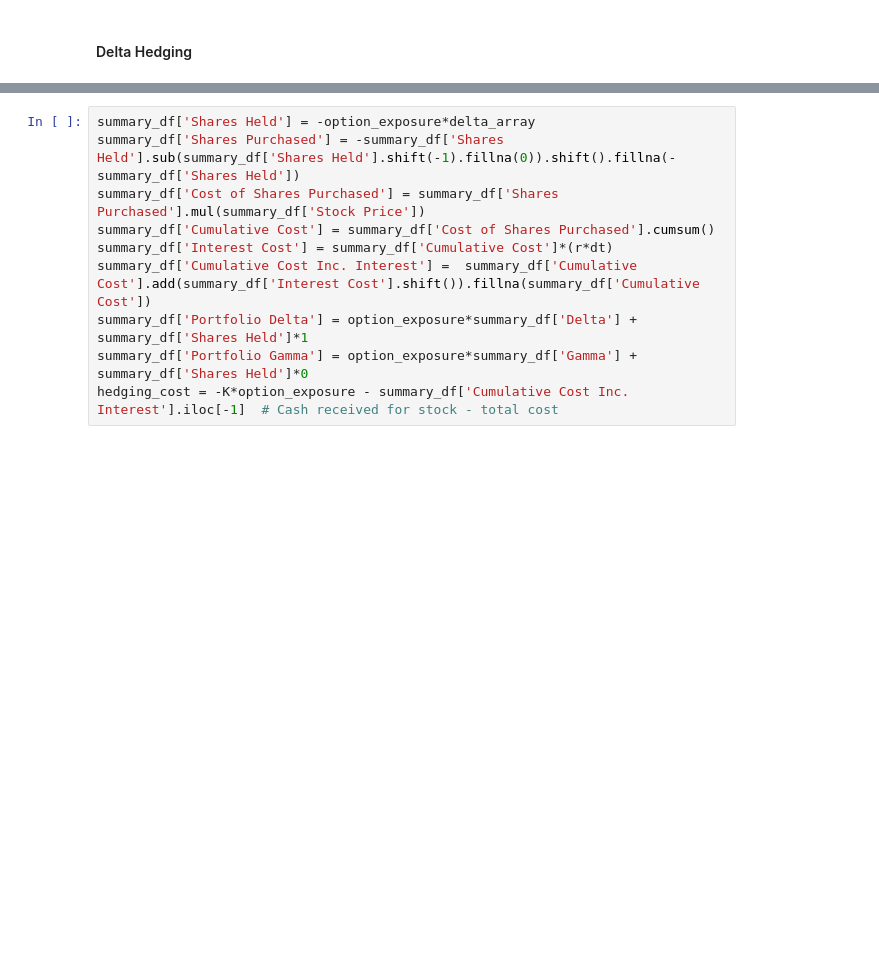
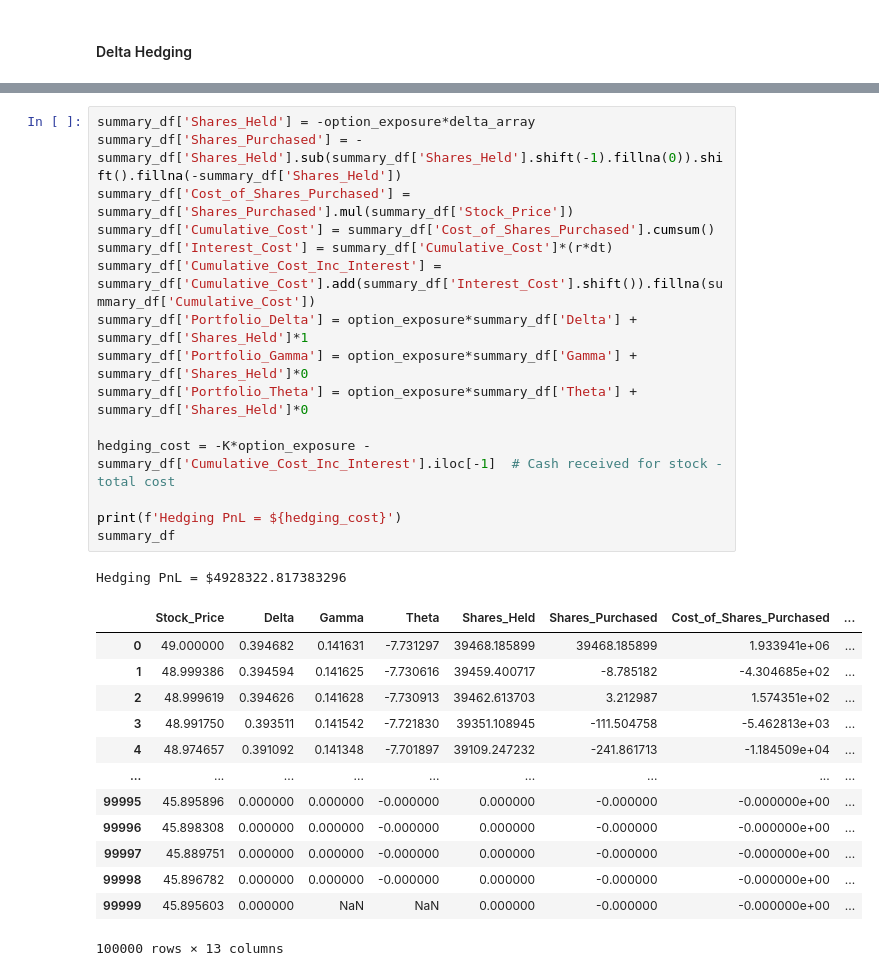
Before and after one commit to meaydemir/Option_Pricing, a Jupyter notebook: hedging_exercise.ipynb, the cells around one changed output, grey strips where cells are left out. Drawn from its saved outputs; the diff is of its cells as text; blank space fills up the shorter version.

Commit message:
hedging exercise continued

```diff
--- a/hedging_exercise.ipynb
+++ b/hedging_exercise.ipynb
@@ -24,10 +42,30 @@ summary_df = pd.DataFrame(list(zip(S, delta_array, gamma_array)), columns=['Stoc
 # %%
-summary_df['Shares Held'] = -option_exposure*delta_array
-summary_df['Shares Purchased'] = -summary_df['Shares Held'].sub(summary_df['Shares Held'].shift(-1).fillna(0)).shift().fillna(-summary_df['Shares Held'])
-summary_df['Cost of Shares Purchased'] = summary_df['Shares Purchased'].mul(summary_df['Stock Price'])
-summary_df['Cumulative Cost'] = summary_df['Cost of Shares Purchased'].cumsum()
-summary_df['Interest Cost'] = summary_df['Cumulative Cost']*(r*dt)
-summary_df['Cumulative Cost Inc. Interest'] =  summary_df['Cumulative Cost'].add(summary_df['Interest Cost'].shift()).fillna(summary_df['Cumulative Cost'])
-summary_df['Portfolio Delta'] = option_exposure*summary_df['Delta'] + summary_df['Shares Held']*1
-summary_df['Portfolio Gamma'] = option_exposure*summary_df['Gamma'] + summary_df['Shares Held']*0
-hedging_cost = -K*option_exposure - summary_df['Cumulative Cost Inc. Interest'].iloc[-1]  # Cash received for stock - total cost
+summary_df['Shares_Held'] = -option_exposure*delta_array
+summary_df['Shares_Purchased'] = -summary_df['Shares_Held'].sub(summary_df['Shares_Held'].shift(-1).fillna(0)).shift().fillna(-summary_df['Shares_Held'])
+summary_df['Cost_of_Shares_Purchased'] = summary_df['Shares_Purchased'].mul(summary_df['Stock_Price'])
+summary_df['Cumulative_Cost'] = summary_df['Cost_of_Shares_Purchased'].cumsum()
+summary_df['Interest_Cost'] = summary_df['Cumulative_Cost']*(r*dt)
+summary_df['Cumulative_Cost_Inc_Interest'] =  summary_df['Cumulative_Cost'].add(summary_df['Interest_Cost'].shift()).fillna(summary_df['Cumulative_Cost'])
+summary_df['Portfolio_Delta'] = option_exposure*summary_df['Delta'] + summary_df['Shares_Held']*1
+summary_df['Portfolio_Gamma'] = option_exposure*summary_df['Gamma'] + summary_df['Shares_Held']*0
+summary_df['Portfolio_Theta'] = option_exposure*summary_df['Theta'] + summary_df['Shares_Held']*0
+
+hedging_cost = -K*option_exposure - summary_df['Cumulative_Cost_Inc_Interest'].iloc[-1]  # Cash received for stock - total cost
+
+print(f'Hedging PnL = ${hedging_cost}')
+summary_df
+# %% [output]
+Hedging PnL = $4928322.817383296
+|  | Stock_Price | Delta | Gamma | Theta | Shares_Held | Shares_Purchased | Cost_of_Shares_Purchased | ... |
+| 0 | 49.000000 | 0.394682 | 0.141631 | -7.731297 | 39468.185899 | 39468.185899 | 1.933941e+06 | ... |
+| 1 | 48.999386 | 0.394594 | 0.141625 | -7.730616 | 39459.400717 | -8.785182 | -4.304685e+02 | ... |
+| 2 | 48.999619 | 0.394626 | 0.141628 | -7.730913 | 39462.613703 | 3.212987 | 1.574351e+02 | ... |
+| 3 | 48.991750 | 0.393511 | 0.141542 | -7.721830 | 39351.108945 | -111.504758 | -5.462813e+03 | ... |
+| 4 | 48.974657 | 0.391092 | 0.141348 | -7.701897 | 39109.247232 | -241.861713 | -1.184509e+04 | ... |
+| ... | ... | ... | ... | ... | ... | ... | ... | ... |
+| 99995 | 45.895896 | 0.000000 | 0.000000 | -0.000000 | 0.000000 | -0.000000 | -0.000000e+00 | ... |
+| 99996 | 45.898308 | 0.000000 | 0.000000 | -0.000000 | 0.000000 | -0.000000 | -0.000000e+00 | ... |
+| 99997 | 45.889751 | 0.000000 | 0.000000 | -0.000000 | 0.000000 | -0.000000 | -0.000000e+00 | ... |
+| 99998 | 45.896782 | 0.000000 | 0.000000 | -0.000000 | 0.000000 | -0.000000 | -0.000000e+00 | ... |
+| 99999 | 45.895603 | 0.000000 | NaN | NaN | 0.000000 | -0.000000 | -0.000000e+00 | ... |
+100000 rows × 13 columns
```
Also changed, not shown: parts of 8 cells of this notebook.
